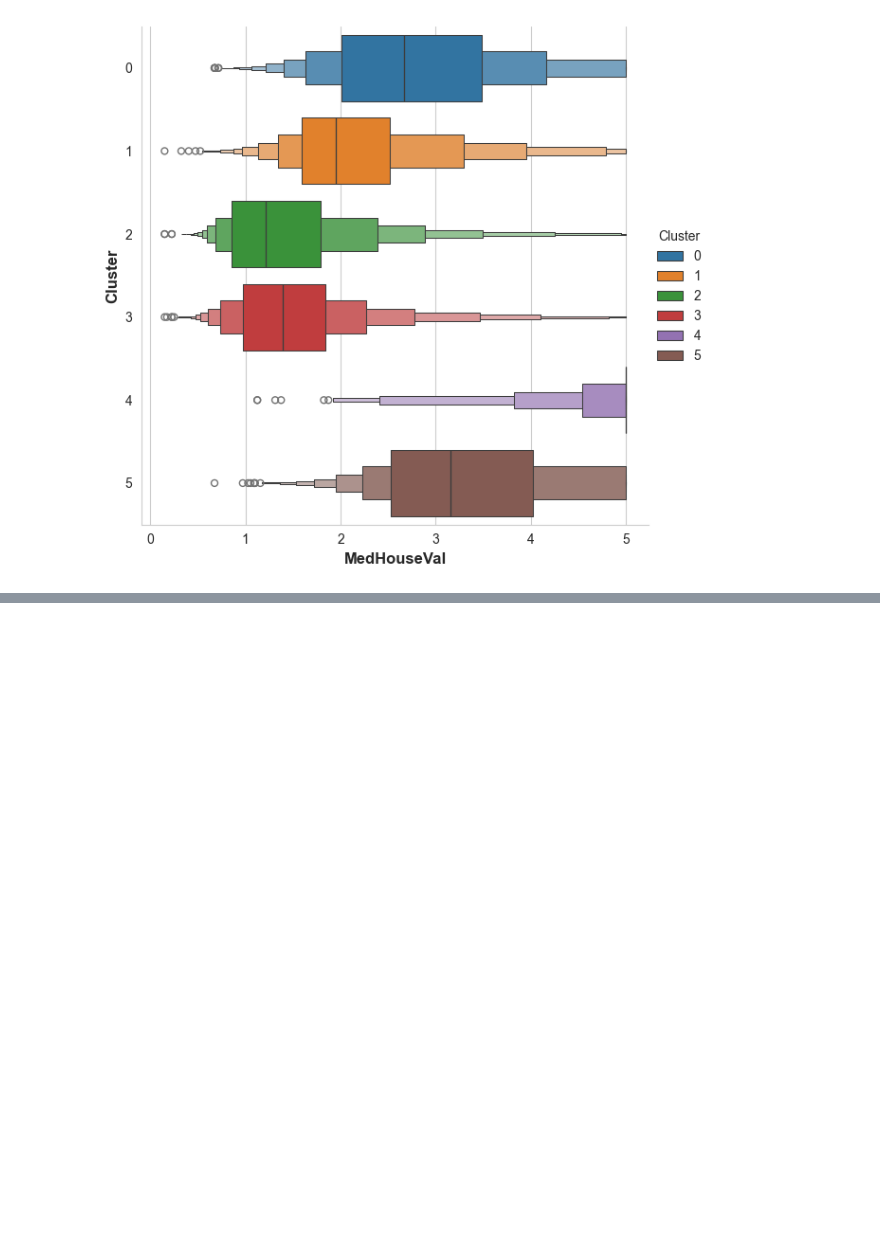
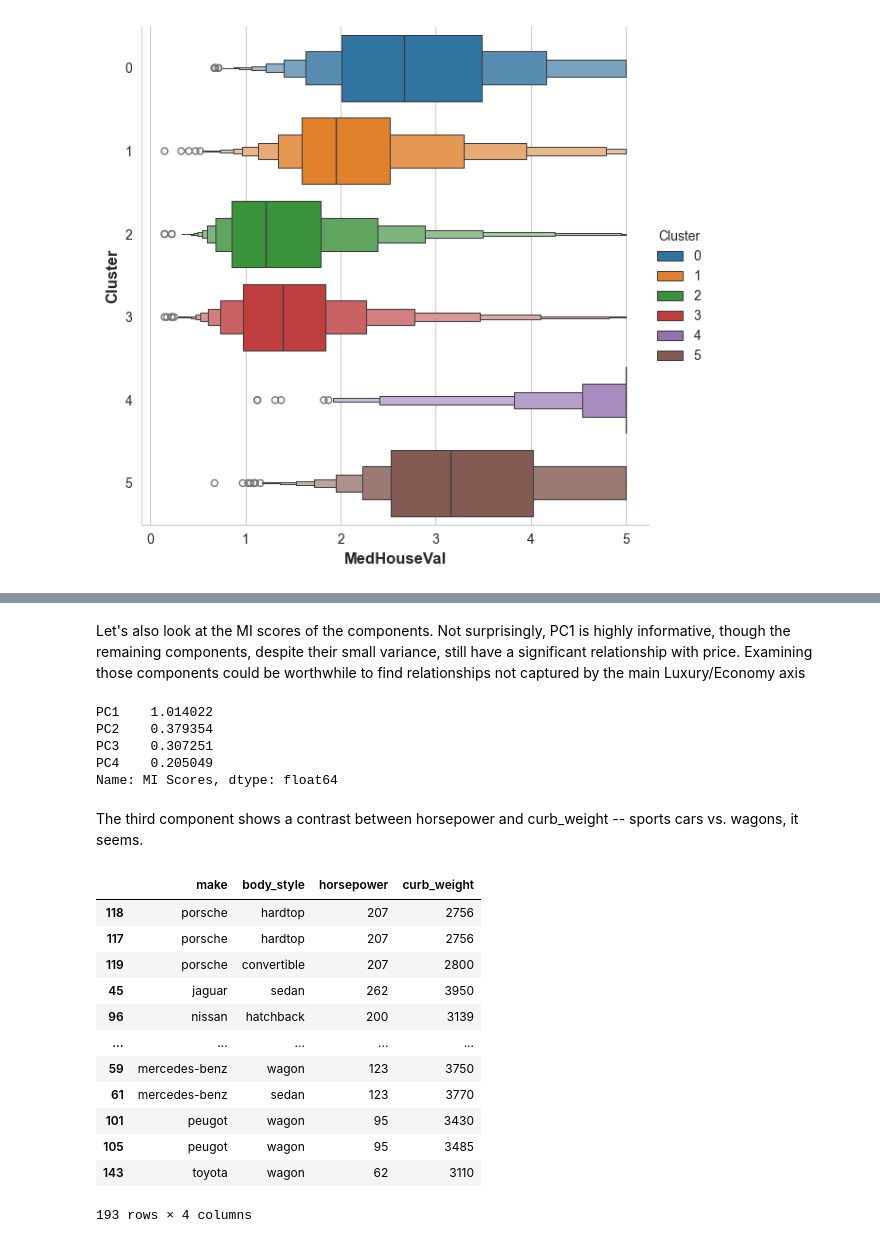
Before and after one commit to andersonliu/learn_ai, a Jupyter notebook: notebooks/feature_engineering/feature_engineering.ipynb, the cells around one changed output, grey strips where cells are left out. Cells and saved outputs as stored; diff of their text form; code cells hidden in the pictures; blank space fills up the shorter version.

```diff
--- a/notebooks/feature_engineering/feature_engineering.ipynb
+++ b/notebooks/feature_engineering/feature_engineering.ipynb
@@ -603,0 +809,32 @@ sns.catplot(data=X, x="MedHouseVal", y="Cluster", kind="boxen", height=6, hue="C
+# %% [markdown]
+Let's also look at the MI scores of the components. Not surprisingly, PC1 is highly informative, though the remaining components, despite their small variance, still have a significant relationship with price. Examining those components could be worthwhile to find relationships not captured by the main Luxury/Economy axis
+# %%
+mi_scores = make_mi_scores(X_pca, y, discrete_features=False)
+mi_scores
+# %% [output]
+PC1    1.014022
+PC2    0.379354
+PC3    0.307251
+PC4    0.205049
+Name: MI Scores, dtype: float64
+# %% [markdown]
+The third component shows a contrast between horsepower and curb_weight -- sports cars vs. wagons, it seems.
+# %%
+# Show dataframe sorted by PC3
+idx = X_pca["PC3"].sort_values(ascending=False).index
+cols = ["make", "body_style", "horsepower", "curb_weight"]
+autos.loc[idx, cols]
+# %% [output]
+|  | make | body_style | horsepower | curb_weight |
+| 118 | porsche | hardtop | 207 | 2756 |
+| 117 | porsche | hardtop | 207 | 2756 |
+| 119 | porsche | convertible | 207 | 2800 |
+| 45 | jaguar | sedan | 262 | 3950 |
+| 96 | nissan | hatchback | 200 | 3139 |
+| ... | ... | ... | ... | ... |
+| 59 | mercedes-benz | wagon | 123 | 3750 |
+| 61 | mercedes-benz | sedan | 123 | 3770 |
+| 101 | peugot | wagon | 95 | 3430 |
+| 105 | peugot | wagon | 95 | 3485 |
+| 143 | toyota | wagon | 62 | 3110 |
+193 rows × 4 columns
```
Also changed, not shown: parts of 26 cells of this notebook, 3 other files.
